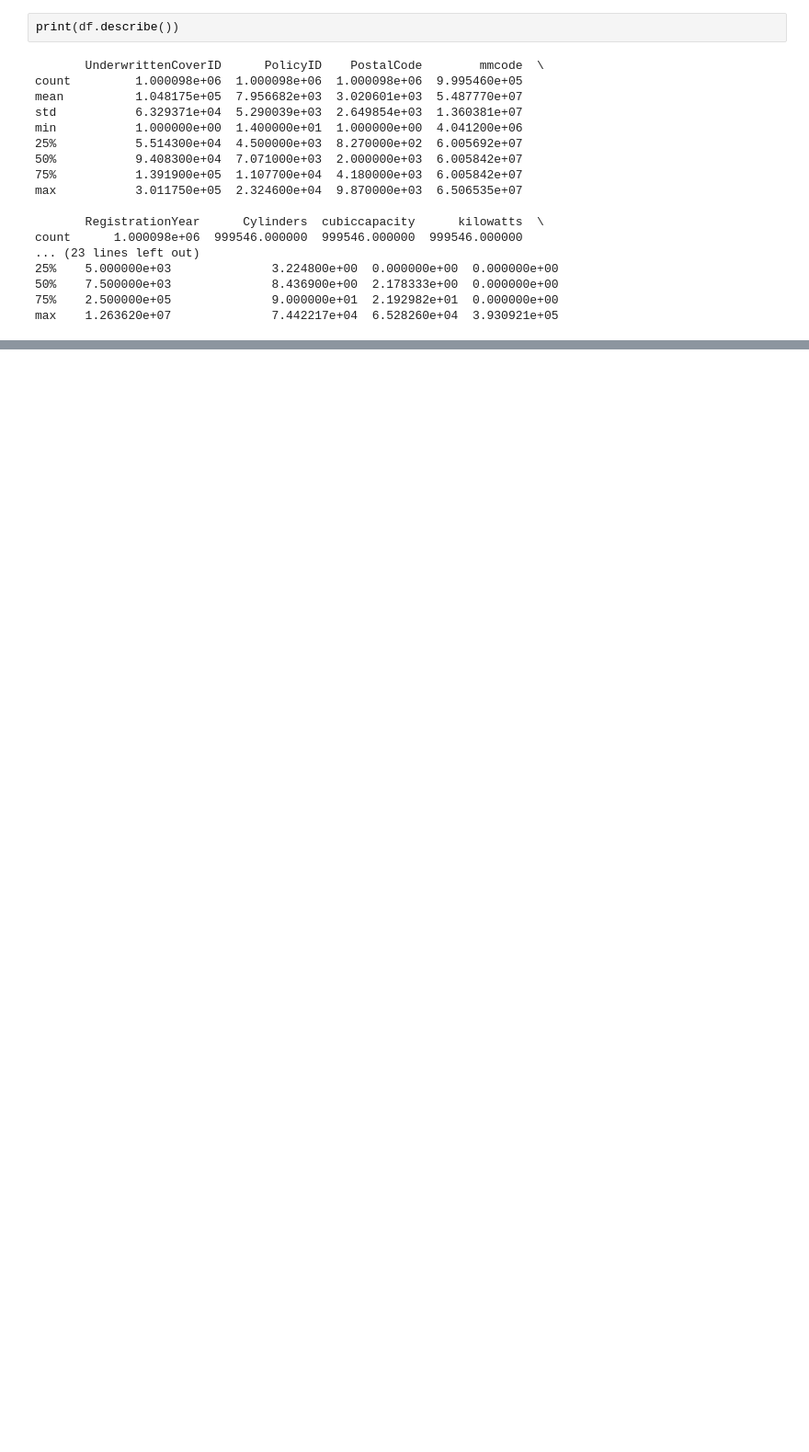
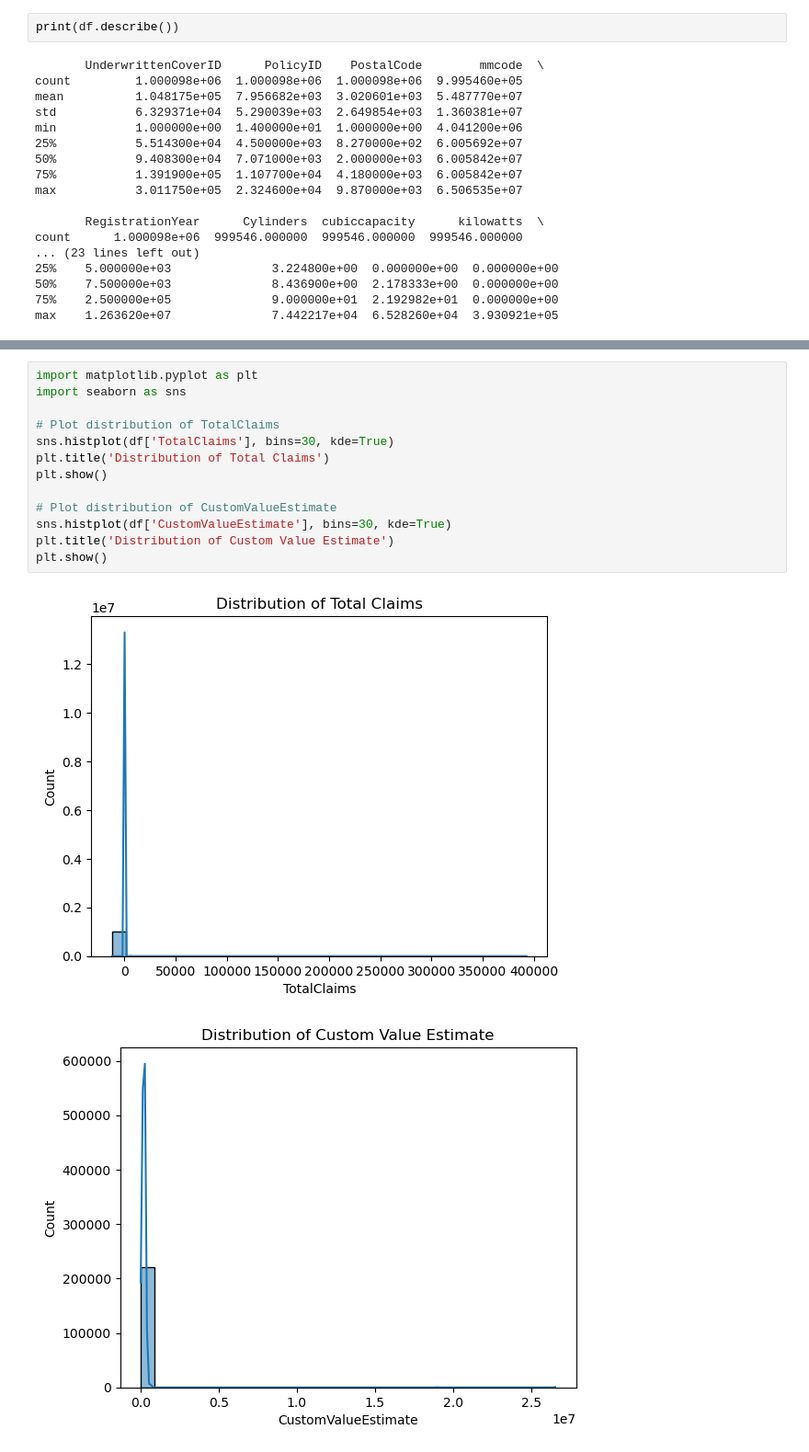
Before and after one commit to Samrizee/End-to-End-Insurance-Risk-Analytics-Predictive-Modeling, a Jupyter notebook: notebooks/EDA&Stats.ipynb, the cells around one changed output, grey strips where cells are left out. Shown at 92% size. Saved outputs shown, nothing was run; the diff lists cells and outputs as text; blank space fills up the shorter version.

```diff
--- a/notebooks/EDA&Stats.ipynb
+++ b/notebooks/EDA&Stats.ipynb
@@ -77,0 +217,16 @@ max    1.263620e+07              7.442217e+04  6.528260e+04  3.930921e+05
+# %%
+import matplotlib.pyplot as plt
+import seaborn as sns
+
+# Plot distribution of TotalClaims
+sns.histplot(df['TotalClaims'], bins=30, kde=True)
+plt.title('Distribution of Total Claims')
+plt.show()
+
+# Plot distribution of CustomValueEstimate
+sns.histplot(df['CustomValueEstimate'], bins=30, kde=True)
+plt.title('Distribution of Custom Value Estimate')
+plt.show()
+# %% [output]
+[figure, added]
+[figure, added]
```
Also changed, not shown: parts of 25 cells of this notebook.
